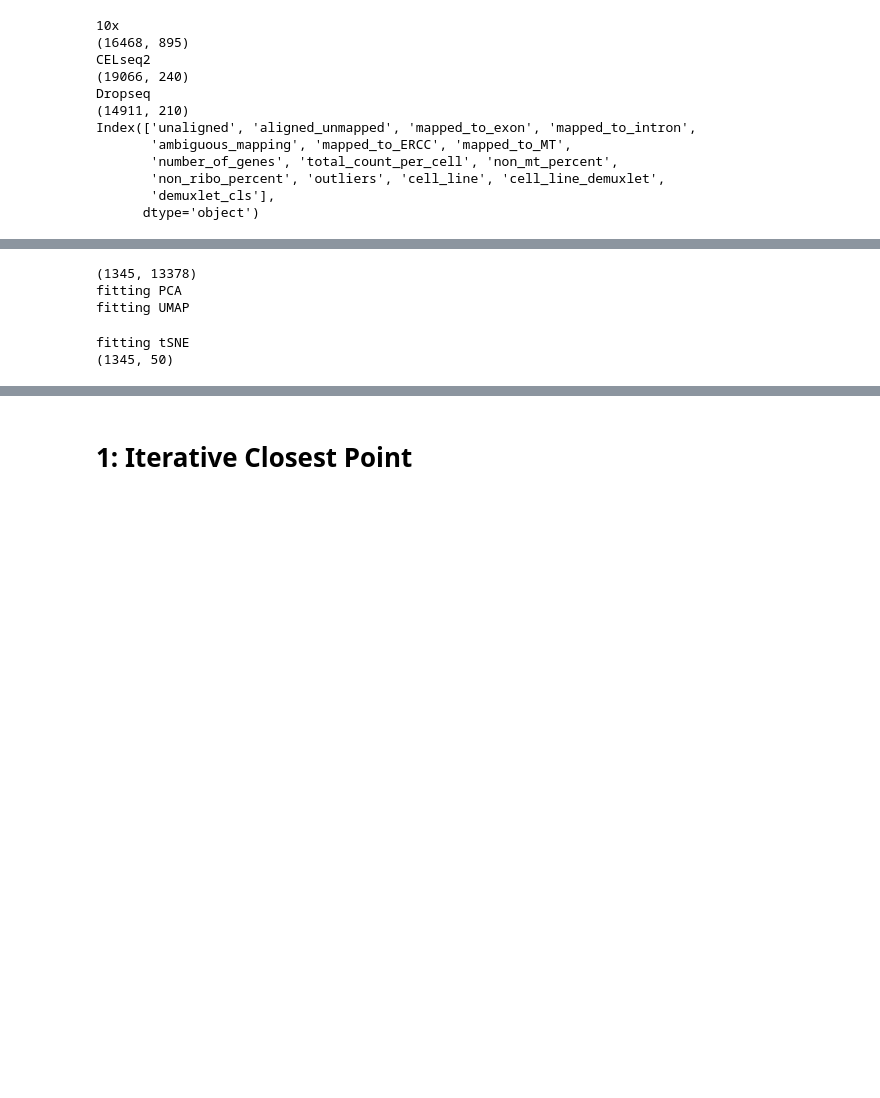
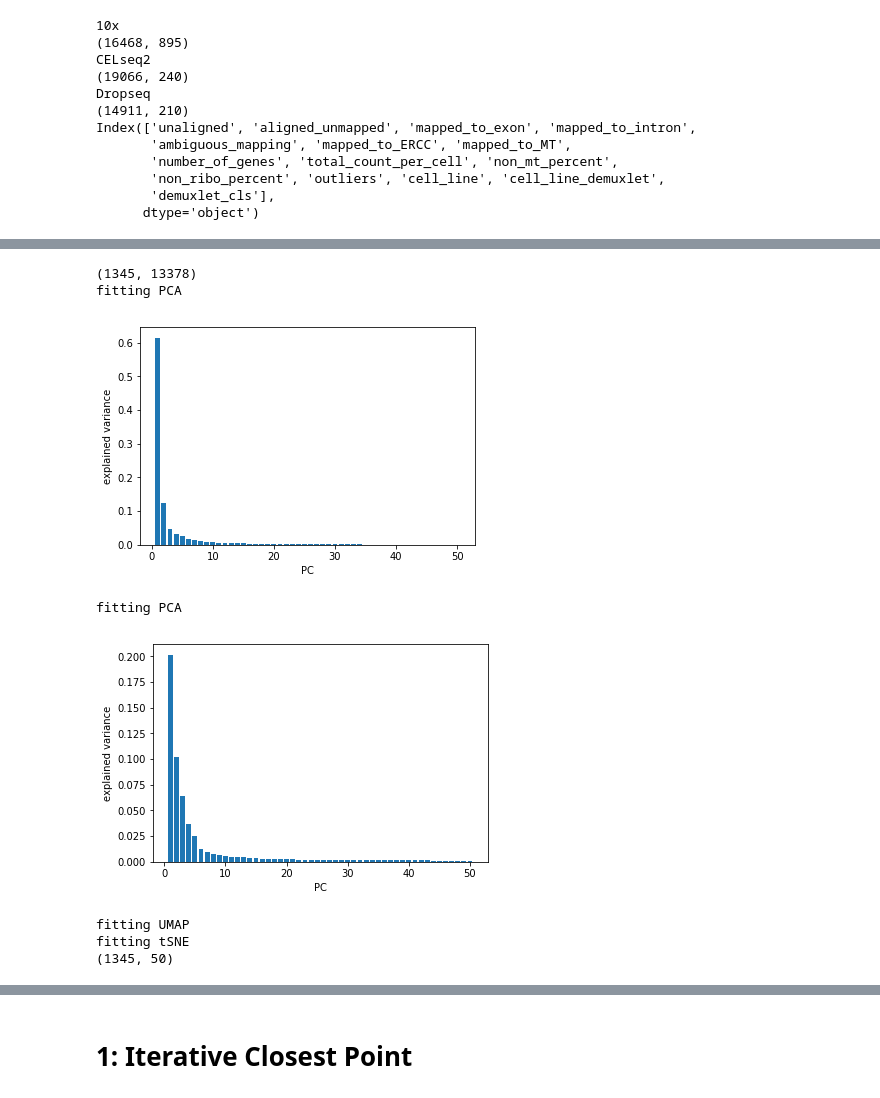
Before and after one commit to AmirAlavi/sc-alignment-benchmarking, a Jupyter notebook: data-alignment experiments.ipynb, the cells around one changed output, grey strips where cells are left out. Cells and saved outputs as stored; diff of their text form; code cells hidden in the pictures; blank space fills up the shorter version.

```diff
--- a/data-alignment experiments.ipynb
+++ b/data-alignment experiments.ipynb
@@ -206,40 +226,59 @@ False
 #         y_proto.extend([proto]*cur_size)
 #         y_cell_line.extend(datasets['CellBench'][proto][1]['cell_line_demuxlet'])
 #         X[cur_idx: cur_idx + cur_size] = datasets['CellBench'][proto][0].T
 #         cur_idx += cur_size
 # Embed
 n_cells = np.sum([datasets['CellBench'][proto]['counts'].shape[1] for proto in protocols])
 X = np.zeros((n_cells, len(geneset)))
 y_proto = []
 y_cell_line = []
 cur_idx = 0
 for proto in protocols:
     cur_size = datasets['CellBench'][proto]['counts'].shape[1]
     y_proto.extend([proto]*cur_size)
     y_cell_line.extend(datasets['CellBench'][proto]['meta']['cell_line_demuxlet'])
     X[cur_idx: cur_idx + cur_size] = datasets['CellBench'][proto]['counts'].T
     cur_idx += cur_size
 y_proto = np.array(y_proto)
 y_cell_line = np.array(y_cell_line)
 assert(len(y_proto) == X.shape[0] and len(y_cell_line) == X.shape[0])
 print(X.shape)
-# X = StandardScaler().fit_transform(X)
+#X = StandardScaler().fit_transform(X)
 print('fitting PCA')
-pca = PCA(n_components=N_PC).fit(X)
-X_pca = pca.transform(X)
+pca_model = PCA(n_components=N_PC).fit(X)
+plt.figure()
+plt.bar(np.arange(N_PC) + 1, pca_model.explained_variance_ratio_)
+plt.ylabel('explained variance')
+plt.xlabel('PC')
+plt.show()
+plt.close()
+X = StandardScaler().fit_transform(X)
+print('fitting PCA')
+pca_model = PCA(n_components=N_PC).fit(X)
+plt.figure()
+plt.bar(np.arange(N_PC) + 1, pca_model.explained_variance_ratio_)
+plt.ylabel('explained variance')
+plt.xlabel('PC')
+plt.show()
+plt.close()
+X_pca = pca_model.transform(X)
+pca_scaler = StandardScaler().fit(X_pca)
 print('fitting UMAP')
 X_umap = umap.UMAP().fit_transform(X)
 print('fitting tSNE')
 X_tsne = TSNE(n_components=2).fit_transform(X)
 print(X_pca.shape)
 for proto in protocols:
-    datasets['CellBench'][proto]['pca'] = pca.transform(datasets['CellBench'][proto]['counts'].T)
+    datasets['CellBench'][proto]['pca'] = pca_model.transform(datasets['CellBench'][proto]['counts'].T)
 # %% [output]
 (1345, 13378)
 fitting PCA
-fitting UMAP
+[figure, added]
-fitting tSNE
-(1345, 50)
+fitting PCA
+[figure, added]
+fitting UMAP
+fitting tSNE
+(1345, 50)
 # %%
 # Visualize
 fig, (ax1, ax2, ax3) = plt.subplots(1, 3, figsize=(20,6))
```
Also changed, not shown: parts of 7 cells of this notebook, 1 other file.
